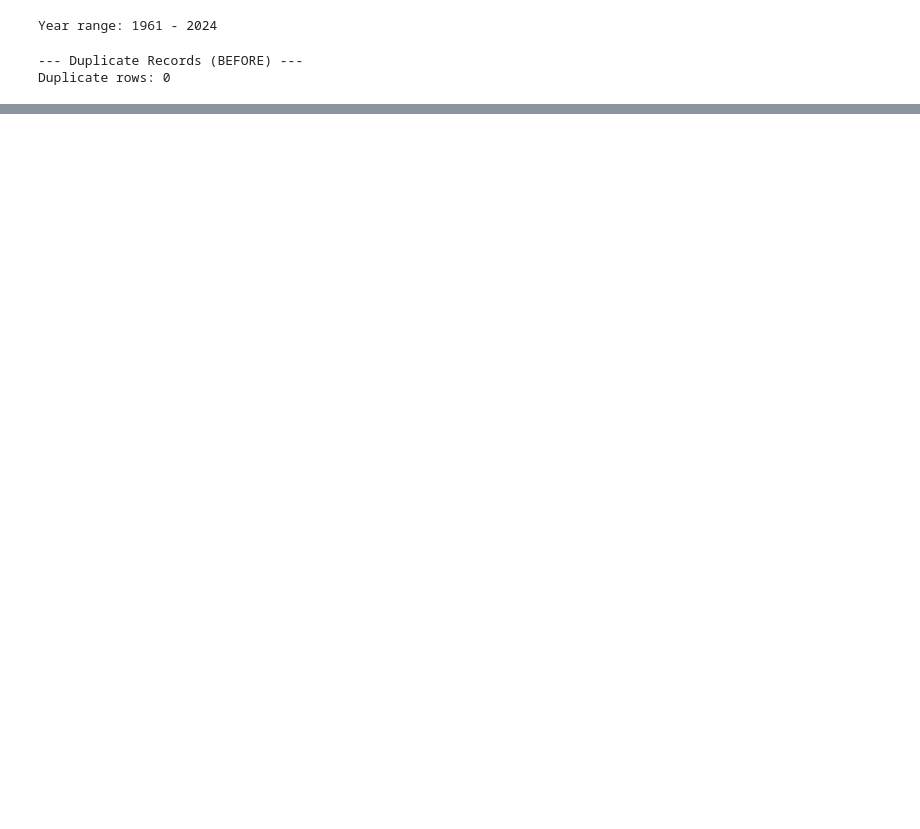
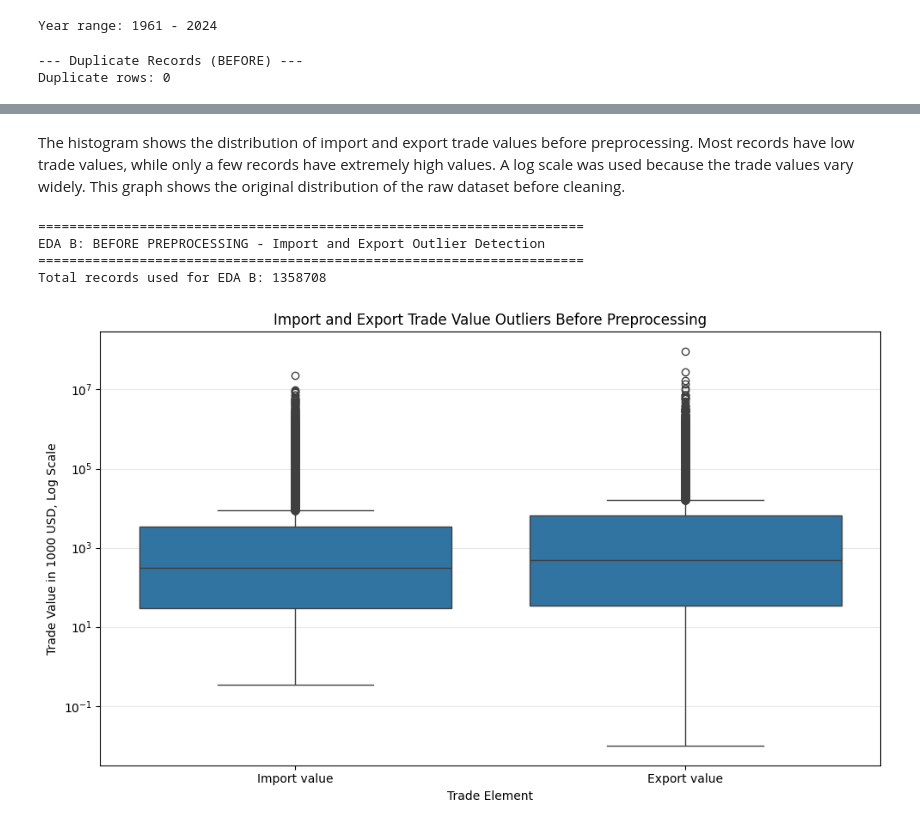
Before and after one commit to prodigal94/food-safe-bots, a Jupyter notebook: EDA.ipynb, the cells around one changed output, grey strips where cells are left out. Saved outputs shown, nothing was run; the diff lists cells and outputs as text; code cells hidden in the pictures; blank space fills up the shorter version.

```diff
--- a/EDA.ipynb
+++ b/EDA.ipynb
@@ -435,0 +374,40 @@ only showing top 20 rows
+# %% [markdown]
+The histogram shows the distribution of import and export trade values before preprocessing. Most records have low trade values, while only a few records have extremely high values. A log scale was used because the trade values vary widely. This graph shows the original distribution of the raw dataset before cleaning.
+# %%
+#BEFORE Preprocessing — Box Plot for Import and Export Outlier Detection
+
+print("=" * 70)
+print("EDA B: BEFORE PREPROCESSING - Import and Export Outlier Detection")
+print("=" * 70)
+
+before_boxplot = df_before.filter(
+    (F.col("Unit") == "1000 USD") &
+    (F.col("Element").isin(["Import value", "Export value", "Import Value", "Export Value"])) &
+    (F.col("Value").isNotNull()) &
+    (F.col("Value") > 0)
+).select("Element", "Value")
+
+print("Total records used for EDA B:", before_boxplot.count())
+
+before_boxplot_pd = before_boxplot.sample(False, 0.02, seed=42).toPandas()
+
+plt.figure(figsize=(10, 6))
+sns.boxplot(
+    data=before_boxplot_pd,
+    x="Element",
+    y="Value"
+)
+
+plt.yscale("log")
+plt.title("Import and Export Trade Value Outliers Before Preprocessing")
+plt.xlabel("Trade Element")
+plt.ylabel("Trade Value in 1000 USD, Log Scale")
+plt.grid(axis="y", alpha=0.3)
+plt.tight_layout()
+plt.show()
+# %% [output]
+======================================================================
+EDA B: BEFORE PREPROCESSING - Import and Export Outlier Detection
+======================================================================
+Total records used for EDA B: 1358708
+[figure, added]
```
Also changed, not shown: parts of 19 cells of this notebook.
